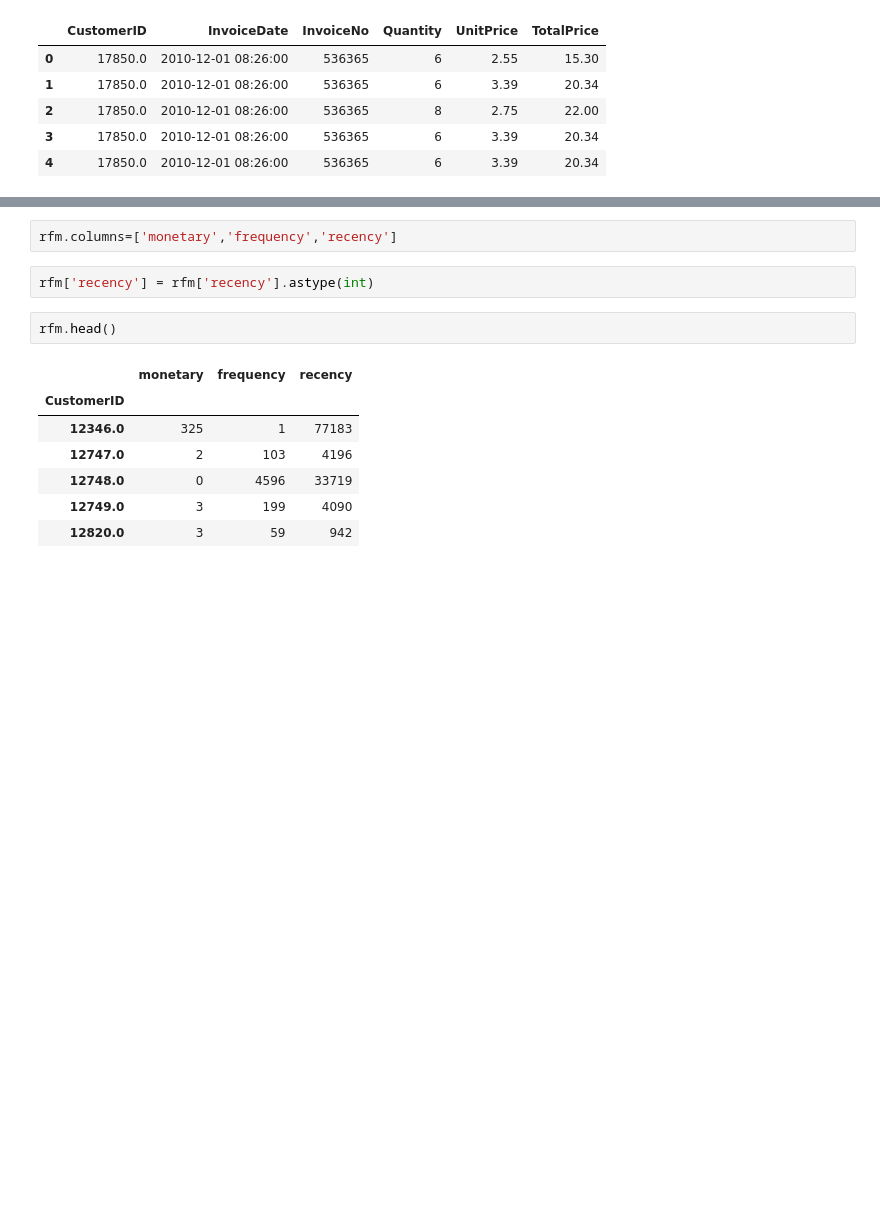
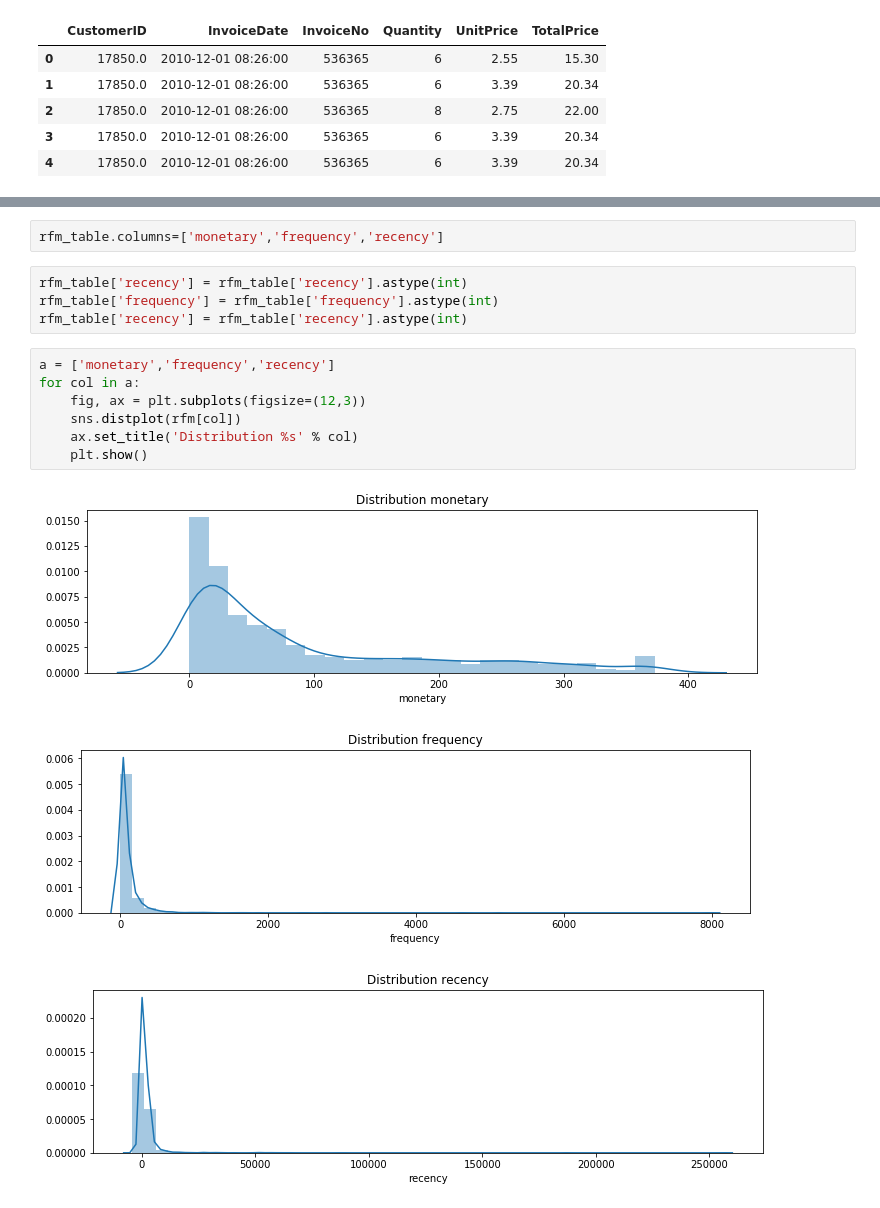
Before and after one commit to zhetenov/diploma-project, a Jupyter notebook: ml-algorithm/RFM.ipynb, the cells around one changed output, grey strips where cells are left out. Cells and saved outputs as stored; diff of their text form; blank space fills up the shorter version.

```diff
--- a/ml-algorithm/RFM.ipynb
+++ b/ml-algorithm/RFM.ipynb
@@ -126,17 +155,20 @@ rfm.columns
 # %% [output]
 Index(['InvoiceDate', 'InvoiceNo', 'TotalPrice'], dtype='object')
 # %%
-rfm.columns=['monetary','frequency','recency']
+rfm_table.columns=['monetary','frequency','recency']
-# %%
-rfm['recency'] = rfm['recency'].astype(int)
-# %%
-rfm.head()
-# %% [output]
-|  | monetary | frequency | recency |
-| CustomerID |  |  |  |
-| 12346.0 | 325 | 1 | 77183 |
-| 12747.0 | 2 | 103 | 4196 |
-| 12748.0 | 0 | 4596 | 33719 |
-| 12749.0 | 3 | 199 | 4090 |
-| 12820.0 | 3 | 59 | 942 |
+# %%
+rfm_table['recency'] = rfm_table['recency'].astype(int)
+rfm_table['frequency'] = rfm_table['frequency'].astype(int)
+rfm_table['recency'] = rfm_table['recency'].astype(int)
+# %%
+a = ['monetary','frequency','recency']
+for col in a:
+    fig, ax = plt.subplots(figsize=(12,3))
+    sns.distplot(rfm[col])
+    ax.set_title('Distribution %s' % col)
+    plt.show()
+# %% [output]
+[figure, added]
+[figure, added]
+[figure, added]
 # %%
```
Also changed, not shown: parts of 31 cells of this notebook, 1 other file.
